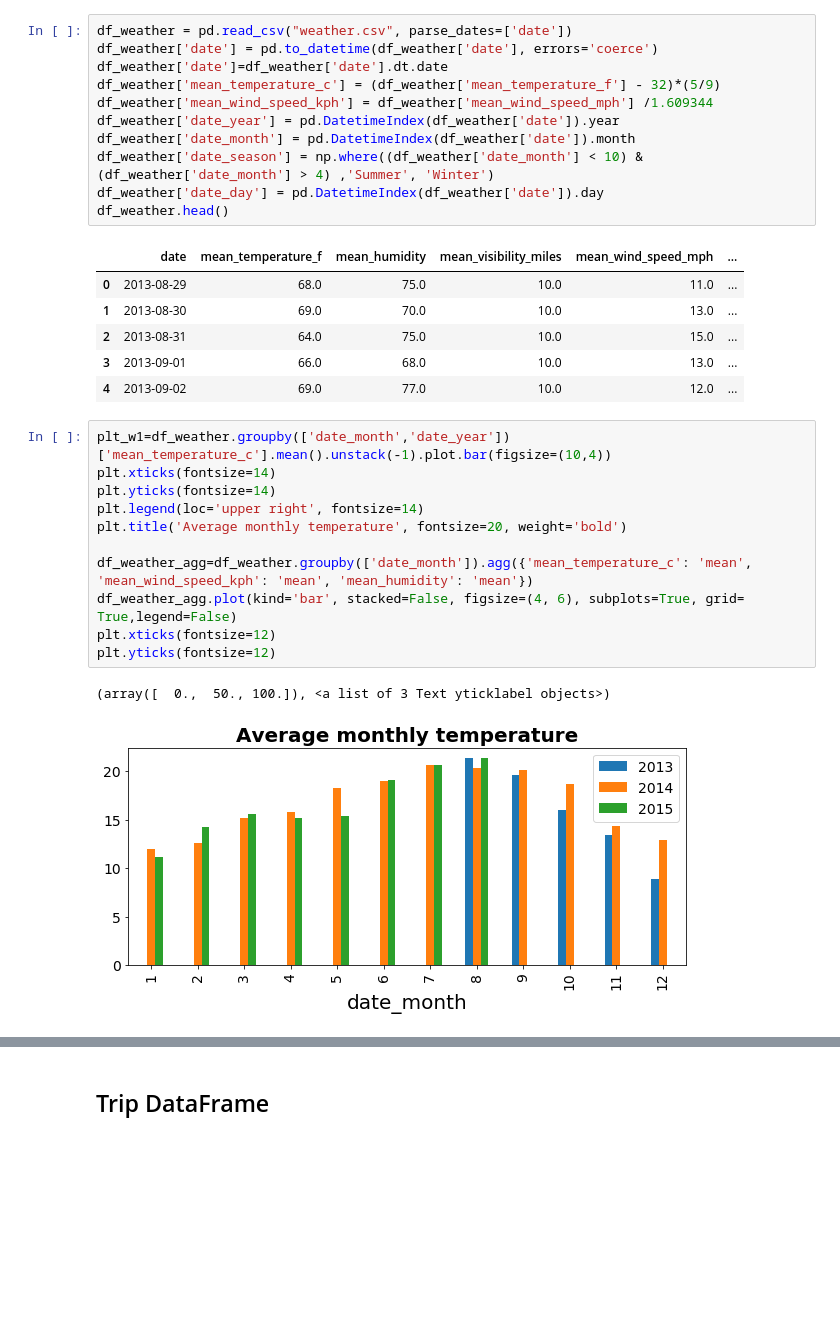
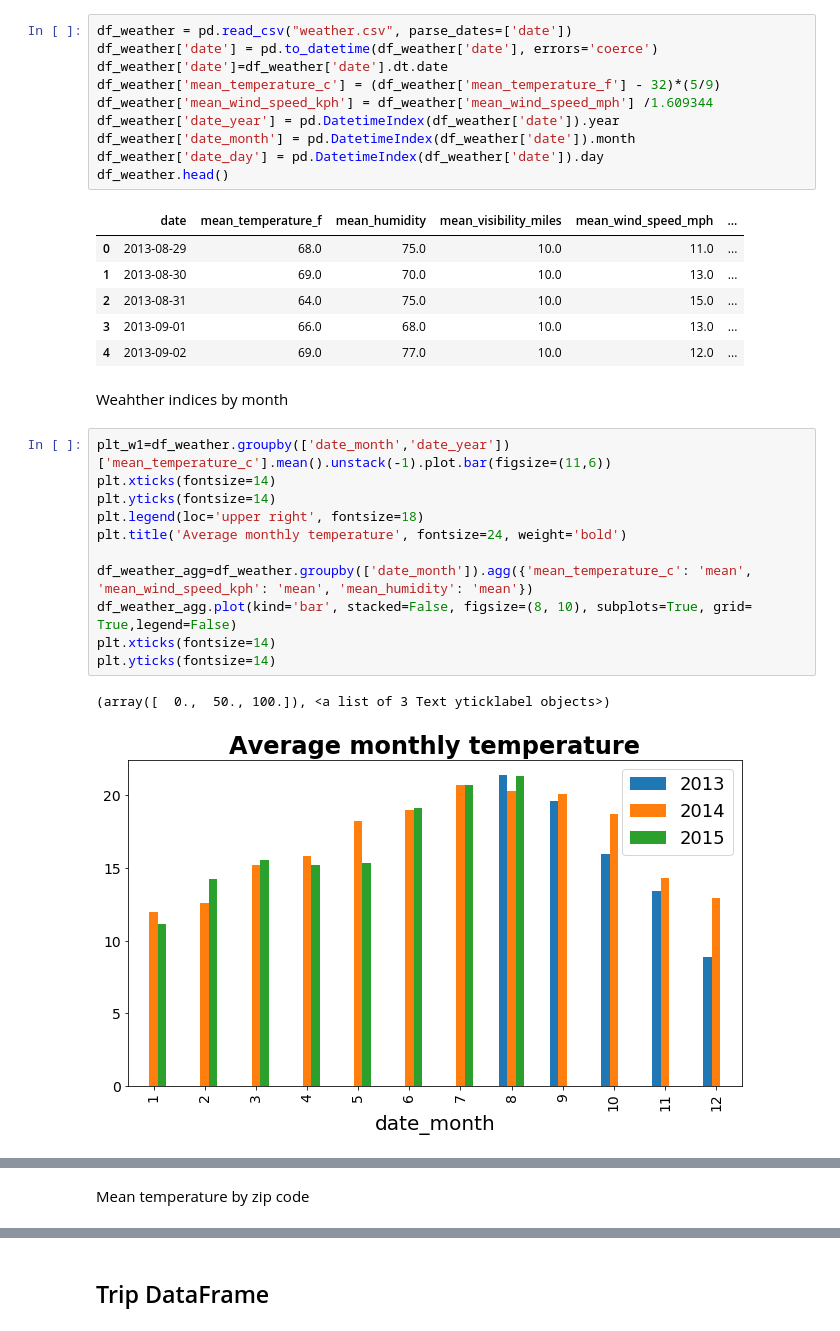
Before and after one commit to orbenishay/pandas-project, a Jupyter notebook: Bicycle_11.ipynb, the cells around one changed output, grey strips where cells are left out. Saved outputs shown, nothing was run; the diff lists cells and outputs as text; blank space fills up the shorter version.

```diff
--- a/Bicycle_11.ipynb
+++ b/Bicycle_11.ipynb
@@ -75,7 +79,6 @@ df_weather['mean_temperature_c'] = (df_weather['mean_temperature_f'] - 32)*(5/9)
 df_weather['mean_wind_speed_kph'] = df_weather['mean_wind_speed_mph'] /1.609344
 df_weather['date_year'] = pd.DatetimeIndex(df_weather['date']).year
 df_weather['date_month'] = pd.DatetimeIndex(df_weather['date']).month
-df_weather['date_season'] = np.where((df_weather['date_month'] < 10) & (df_weather['date_month'] > 4) ,'Summer', 'Winter')
 df_weather['date_day'] = pd.DatetimeIndex(df_weather['date']).day
 df_weather.head()
 # %% [output]
@@ -85,17 +88,19 @@ df_weather.head()
 | 2 | 2013-08-31 | 64.0 | 75.0 | 10.0 | 15.0 | ... |
 | 3 | 2013-09-01 | 66.0 | 68.0 | 10.0 | 13.0 | ... |
 | 4 | 2013-09-02 | 69.0 | 77.0 | 10.0 | 12.0 | ... |
+# %% [markdown]
+Weahther indices by month
 # %%
-plt_w1=df_weather.groupby(['date_month','date_year'])['mean_temperature_c'].mean().unstack(-1).plot.bar(figsize=(10,4))
+plt_w1=df_weather.groupby(['date_month','date_year'])['mean_temperature_c'].mean().unstack(-1).plot.bar(figsize=(11,6))
 plt.xticks(fontsize=14)
 plt.yticks(fontsize=14)
-plt.legend(loc='upper right', fontsize=14)
-plt.title('Average monthly temperature', fontsize=20, weight='bold')
+plt.legend(loc='upper right', fontsize=18)
+plt.title('Average monthly temperature', fontsize=24, weight='bold')
 
 df_weather_agg=df_weather.groupby(['date_month']).agg({'mean_temperature_c': 'mean', 'mean_wind_speed_kph': 'mean', 'mean_humidity': 'mean'})
-df_weather_agg.plot(kind='bar', stacked=False, figsize=(4, 6), subplots=True, grid= True,legend=False)
-plt.xticks(fontsize=12)
-plt.yticks(fontsize=12)
+df_weather_agg.plot(kind='bar', stacked=False, figsize=(8, 10), subplots=True, grid= True,legend=False)
+plt.xticks(fontsize=14)
+plt.yticks(fontsize=14)
 # %% [output]
 (array([  0.,  50., 100.]), <a list of 3 Text yticklabel objects>)
-[figure, old version]
+[figure, new version]
@@ -103,3 +108,5 @@ plt.yticks(fontsize=12)
+# %% [markdown]
+Mean temperature by zip code
 # %%
 df_weather.groupby(['zip_code','date']).agg({'mean_temperature_c':'mean'}).boxplot(by='zip_code', column='mean_temperature_c', figsize=(6,4))
 plt.xticks(fontsize=14)
```
Also changed, not shown: parts of 25 cells of this notebook.
